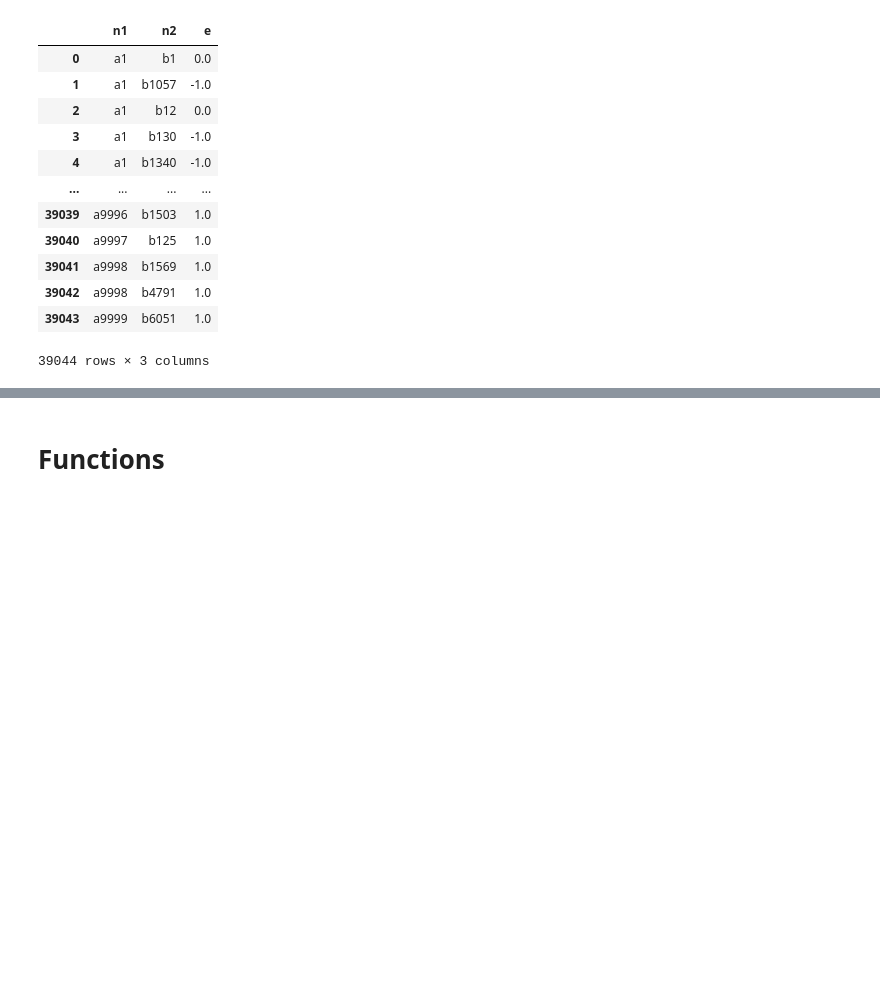
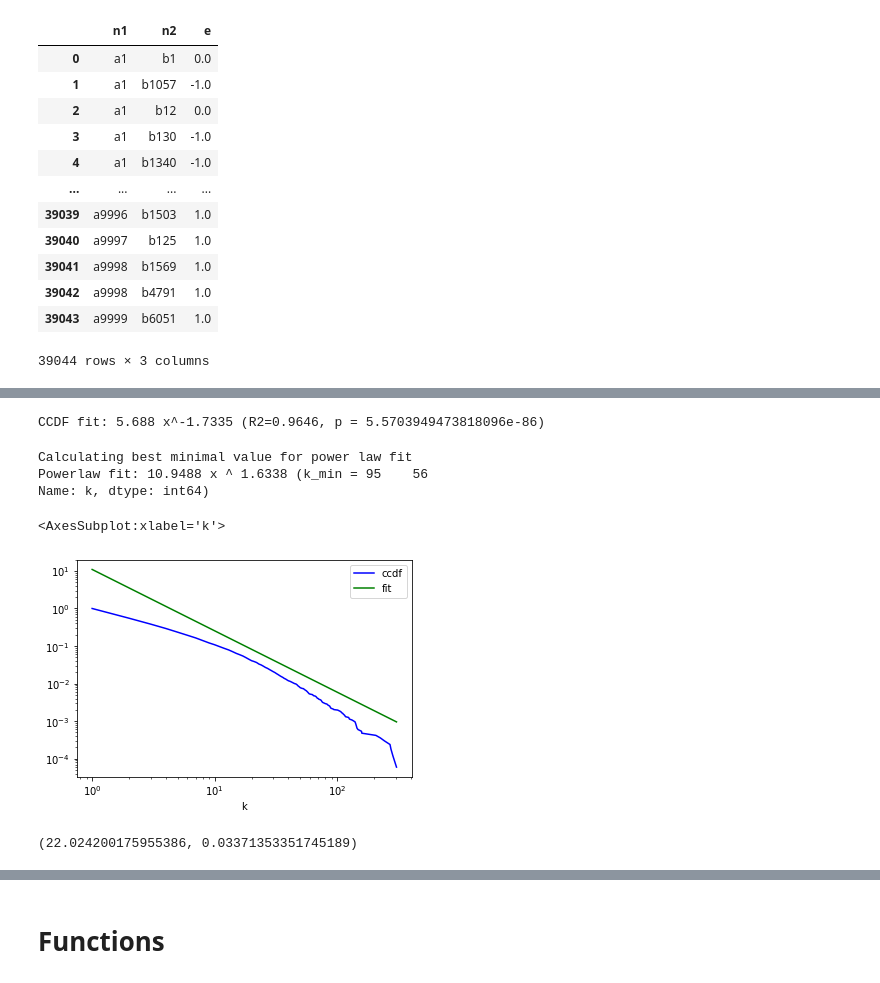
Before and after one commit to rsapeta/Network-Analysis, a Jupyter notebook: Escort/analysis_of_spread.ipynb, the cells around one changed output, grey strips where cells are left out. Cells and saved outputs as stored; diff of their text form; code cells hidden in the pictures; blank space fills up the shorter version.

```diff
--- a/Escort/analysis_of_spread.ipynb
+++ b/Escort/analysis_of_spread.ipynb
@@ -86,0 +92,7 @@ proj_G_b = nx.bipartite.weighted_projected_graph(G, nodes = main_df.n1.unique(),
+# %%
+dd = Counter(dict(G.degree).values())
+dd = pd.DataFrame(list(dd.items()), columns = ("k", "count")).sort_values(by = "k")
+ccdf = dd.sort_values(by = "k", ascending=False)
+ccdf["cumsum"] = ccdf["count"].cumsum()
+ccdf["ccdf"] = ccdf["cumsum"] / ccdf["count"].sum()
+ccdf = ccdf[["k", "ccdf"]].sort_values(by="k")
@@ -86,0 +113,27 @@ proj_G_b = nx.bipartite.weighted_projected_graph(G, nodes = main_df.n1.unique(),
+# %%
+logcdf = np.log10(ccdf[["k", "ccdf"]])
+slope, log10intercept, r_value, p_value, std_error = linregress(logcdf["k"], logcdf["ccdf"])
+print(f'CCDF fit: {round(10**log10intercept, 4)} x^{round(slope, 4)} (R2={round(r_value ** 2, 4)}, p = {p_value})')
+# %% [output]
+CCDF fit: 5.688 x^-1.7335 (R2=0.9646, p = 5.5703949473818096e-86)
+# %%
+results = pl.Fit(ccdf["ccdf"])
+k_min = ccdf[ccdf["ccdf"] == results.power_law.xmin]["k"]
+print(f'Powerlaw fit: {round(10 ** results.power_law.Kappa, 4)} x ^ {round(results.power_law.alpha, 4)} (k_min = {k_min})')
+# %% [output]
+Calculating best minimal value for power law fit
+Powerlaw fit: 10.9488 x ^ 1.6338 (k_min = 95    56
+Name: k, dtype: int64)
+# %%
+#lets plot the best fit
+ccdf["fit"] = (10 ** results.power_law.Kappa) * (ccdf["k"] ** -results.power_law.alpha)
+ax = plt.gca()
+ccdf.plot(kind = "line", x = "k", y = "ccdf", color = "blue", loglog= True, ax = ax)
+ccdf.plot(kind = "line", x = "k", y = "fit", color = "green", loglog= True, ax = ax)
+# %% [output]
+<AxesSubplot:xlabel='k'>
+[figure, added]
+# %%
+results.distribution_compare('power_law', 'exponential')
+# %% [output]
+(22.024200175955386, 0.03371353351745189)
```
Also changed, not shown: parts of 4 cells of this notebook.
